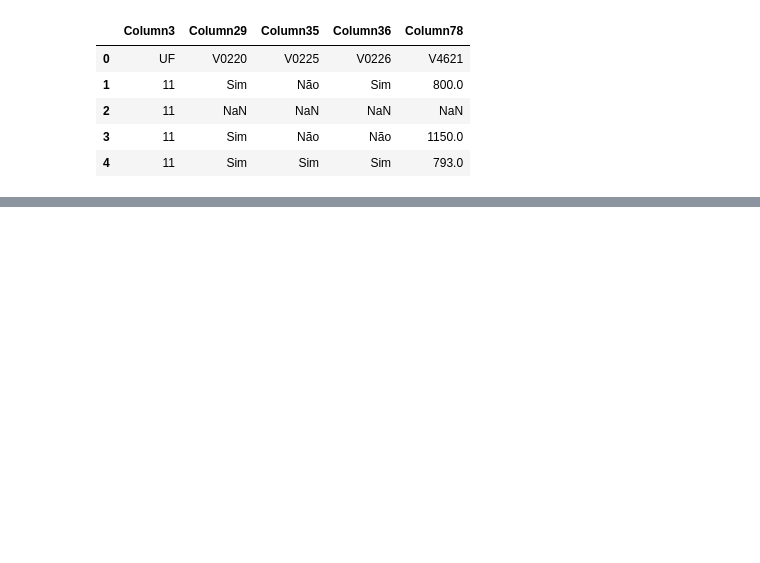
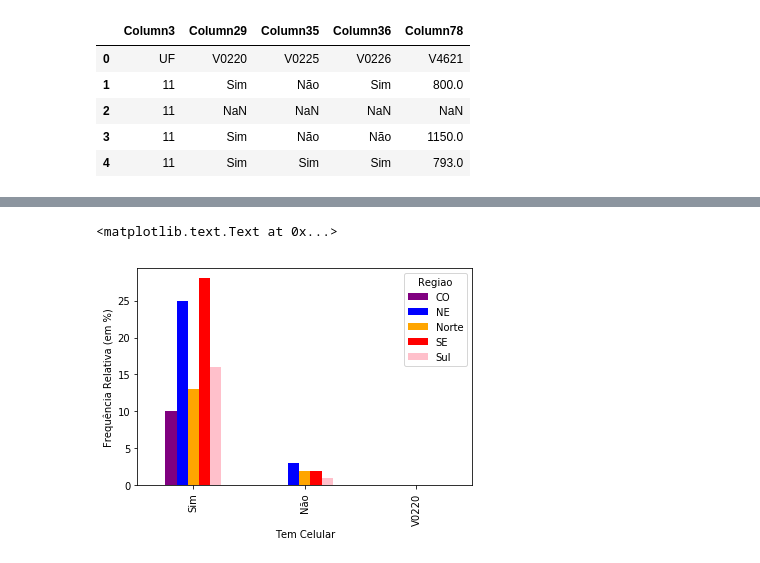
Before and after one commit to GiuPassarelli/Ci-ncia-dos-Dados, a Jupyter notebook: CieDosDados- Projeto1.ipynb, the cells around one changed output, grey strips where cells are left out. Drawn from its saved outputs; the diff is of its cells as text; code cells hidden in the pictures; blank space fills up the shorter version.

```diff
--- a/CieDosDados- Projeto1.ipynb
+++ b/CieDosDados- Projeto1.ipynb
@@ -69,0 +67,17 @@ dados4
+# %%
+#dados4.UF.cat.categories = ('Norte','Norte','Norte','Norte','Norte','Norte','Norte','NE','NE','NE','NE','NE','NE','NE','NE','NE','SE','SE','SE','SE','Sul','Sul','Sul','CO','CO','CO','CO')
+#dados4['UF'] = dados4['UF'].replace({'UF':{'11': 'Norte'}})
+
+def funcao(dados4):
+    if dados4.UF >=11 and dados4.UF <= 17:
+        return 'Norte'
+    if dados4.UF >=20 and dados4.UF <= 29:
+        return 'NE'
+    if dados4.UF >=30 and dados4.UF <= 35:
+        return 'SE'
+    if dados4.UF >=40 and dados4.UF <= 43:
+        return 'Sul'
+    if dados4.UF >=50 and dados4.UF <= 53:
+        return 'CO'
+
+dados4['Regiao'] = dados4.apply(funcao, axis=1)
@@ -69,0 +133,8 @@ dados4
+# %%
+ct2 = pd.crosstab(dados5['Tem Celular'], dados5['Regiao'])
+ct2 = (ct2/ct2.sum().sum()*100).round(decimals=0)
+ct2.plot(kind='bar', color=('purple', 'blue','orange','red','pink'))
+plt.ylabel('Frequência Relativa (em %)')
+# %% [output]
+<matplotlib.text.Text at 0x...>
+[figure, added]
```
Also changed, not shown: parts of 21 cells of this notebook.
